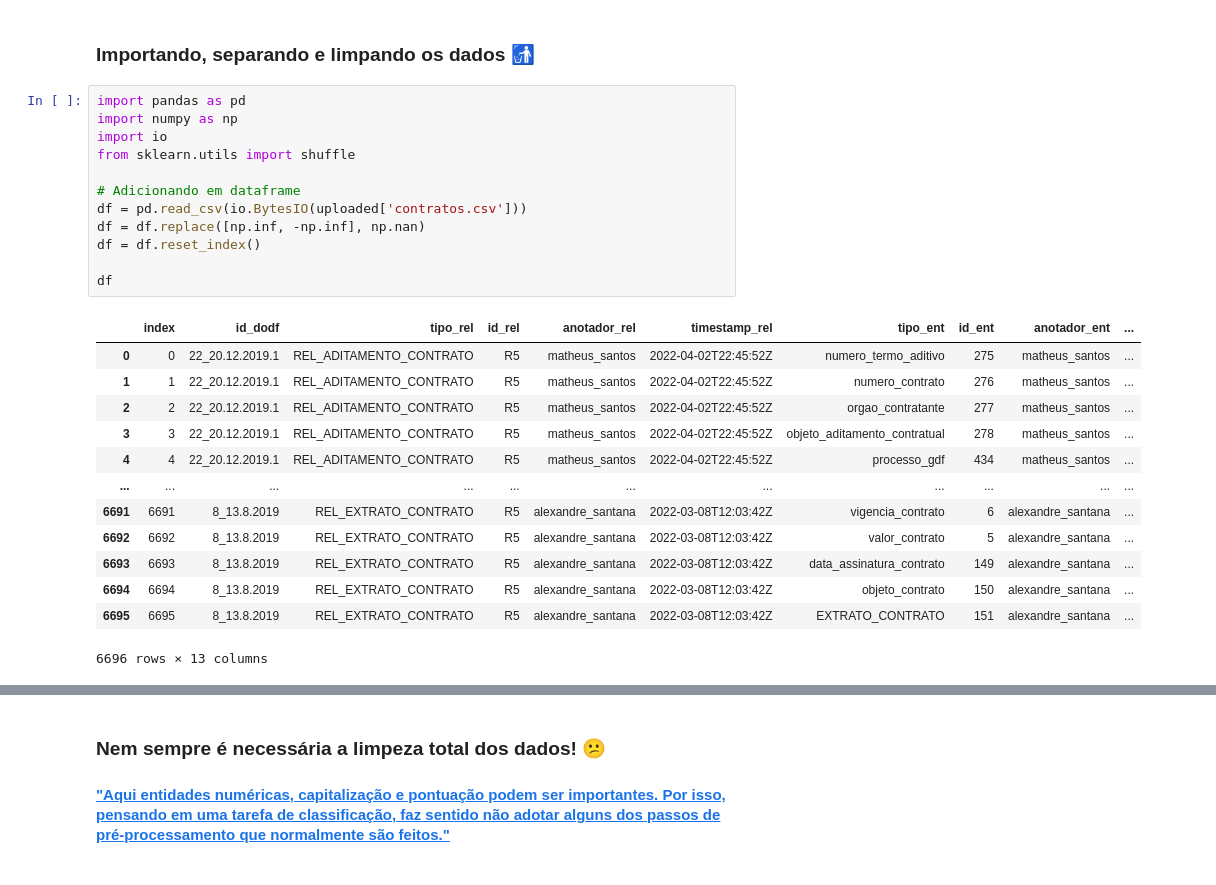
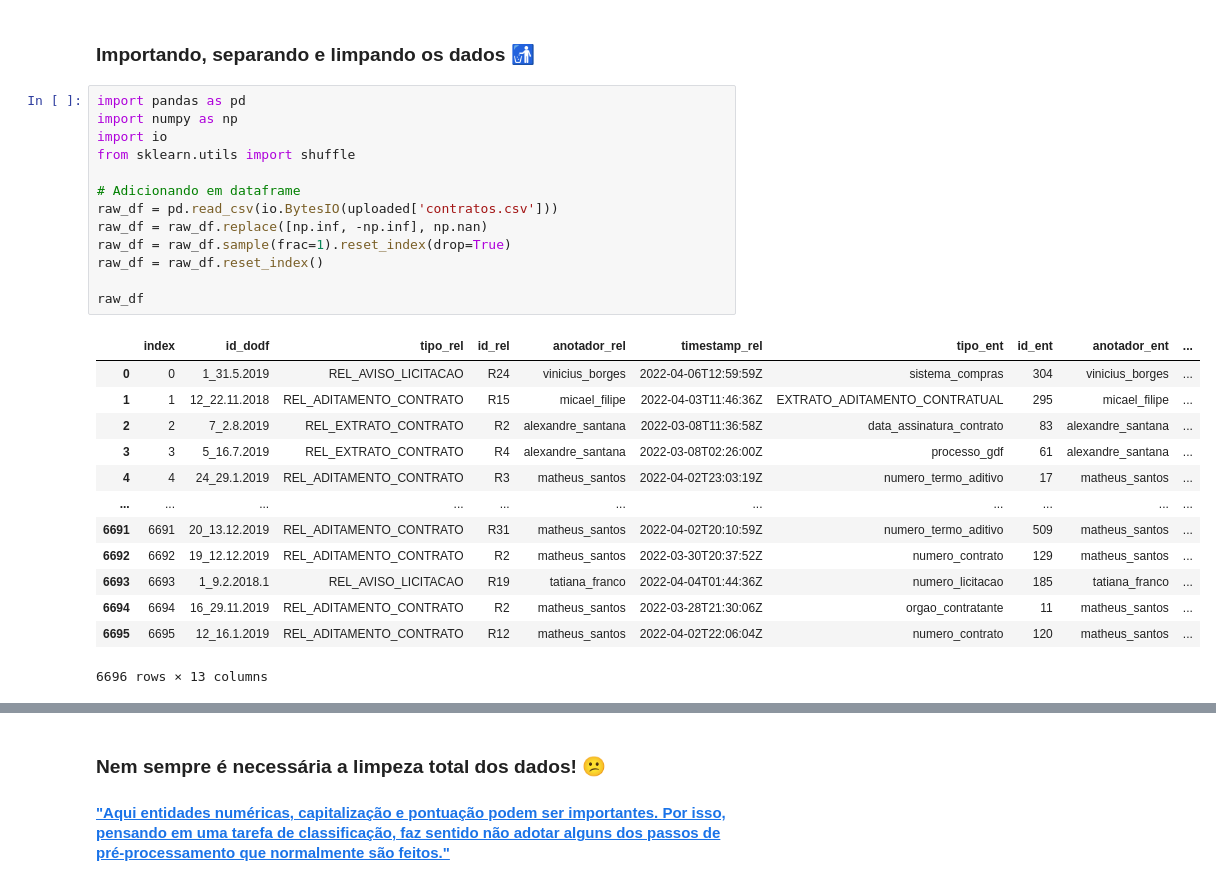
Before and after one commit to gui1080/IA_CIC0087_Reconhecimento_de_Entidades_Nomeadas, a Jupyter notebook: Codigo/Classificação de entidades específicas/2TrabalhoFinal_CIC0087.ipynb, the cells around one changed output, grey strips where cells are left out. Drawn from its saved outputs; the diff is of its cells as text.

```diff
--- a/Codigo/Classificação de entidades específicas/2TrabalhoFinal_CIC0087.ipynb
+++ b/Codigo/Classificação de entidades específicas/2TrabalhoFinal_CIC0087.ipynb
@@ -23,26 +25,27 @@ Saving contratos.csv to contratos.csv
 # %%
 import pandas as pd
 import numpy as np
 import io
 from sklearn.utils import shuffle
 
 # Adicionando em dataframe
-df = pd.read_csv(io.BytesIO(uploaded['contratos.csv']))
-df = df.replace([np.inf, -np.inf], np.nan)
-df = df.reset_index()
+raw_df = pd.read_csv(io.BytesIO(uploaded['contratos.csv']))
+raw_df = raw_df.replace([np.inf, -np.inf], np.nan)
+raw_df = raw_df.sample(frac=1).reset_index(drop=True)
+raw_df = raw_df.reset_index()
 
-df
+raw_df
 # %% [output]
 |  | index | id_dodf | tipo_rel | id_rel | anotador_rel | timestamp_rel | tipo_ent | id_ent | anotador_ent | ... |
-| 0 | 0 | 22_20.12.2019.1 | REL_ADITAMENTO_CONTRATO | R5 | matheus_santos | 2022-04-02T22:45:52Z | numero_termo_aditivo | 275 | matheus_santos | ... |
-| 1 | 1 | 22_20.12.2019.1 | REL_ADITAMENTO_CONTRATO | R5 | matheus_santos | 2022-04-02T22:45:52Z | numero_contrato | 276 | matheus_santos | ... |
-| 2 | 2 | 22_20.12.2019.1 | REL_ADITAMENTO_CONTRATO | R5 | matheus_santos | 2022-04-02T22:45:52Z | orgao_contratante | 277 | matheus_santos | ... |
-| 3 | 3 | 22_20.12.2019.1 | REL_ADITAMENTO_CONTRATO | R5 | matheus_santos | 2022-04-02T22:45:52Z | objeto_aditamento_contratual | 278 | matheus_santos | ... |
-| 4 | 4 | 22_20.12.2019.1 | REL_ADITAMENTO_CONTRATO | R5 | matheus_santos | 2022-04-02T22:45:52Z | processo_gdf | 434 | matheus_santos | ... |
+| 0 | 0 | 1_31.5.2019 | REL_AVISO_LICITACAO | R24 | vinicius_borges | 2022-04-06T12:59:59Z | sistema_compras | 304 | vinicius_borges | ... |
+| 1 | 1 | 12_22.11.2018 | REL_ADITAMENTO_CONTRATO | R15 | micael_filipe | 2022-04-03T11:46:36Z | EXTRATO_ADITAMENTO_CONTRATUAL | 295 | micael_filipe | ... |
+| 2 | 2 | 7_2.8.2019 | REL_EXTRATO_CONTRATO | R2 | alexandre_santana | 2022-03-08T11:36:58Z | data_assinatura_contrato | 83 | alexandre_santana | ... |
+| 3 | 3 | 5_16.7.2019 | REL_EXTRATO_CONTRATO | R4 | alexandre_santana | 2022-03-08T02:26:00Z | processo_gdf | 61 | alexandre_santana | ... |
+| 4 | 4 | 24_29.1.2019 | REL_ADITAMENTO_CONTRATO | R3 | matheus_santos | 2022-04-02T23:03:19Z | numero_termo_aditivo | 17 | matheus_santos | ... |
 | ... | ... | ... | ... | ... | ... | ... | ... | ... | ... | ... |
-| 6691 | 6691 | 8_13.8.2019 | REL_EXTRATO_CONTRATO | R5 | alexandre_santana | 2022-03-08T12:03:42Z | vigencia_contrato | 6 | alexandre_santana | ... |
-| 6692 | 6692 | 8_13.8.2019 | REL_EXTRATO_CONTRATO | R5 | alexandre_santana | 2022-03-08T12:03:42Z | valor_contrato | 5 | alexandre_santana | ... |
-| 6693 | 6693 | 8_13.8.2019 | REL_EXTRATO_CONTRATO | R5 | alexandre_santana | 2022-03-08T12:03:42Z | data_assinatura_contrato | 149 | alexandre_santana | ... |
-| 6694 | 6694 | 8_13.8.2019 | REL_EXTRATO_CONTRATO | R5 | alexandre_santana | 2022-03-08T12:03:42Z | objeto_contrato | 150 | alexandre_santana | ... |
-| 6695 | 6695 | 8_13.8.2019 | REL_EXTRATO_CONTRATO | R5 | alexandre_santana | 2022-03-08T12:03:42Z | EXTRATO_CONTRATO | 151 | alexandre_santana | ... |
+| 6691 | 6691 | 20_13.12.2019 | REL_ADITAMENTO_CONTRATO | R31 | matheus_santos | 2022-04-02T20:10:59Z | numero_termo_aditivo | 509 | matheus_santos | ... |
+| 6692 | 6692 | 19_12.12.2019 | REL_ADITAMENTO_CONTRATO | R2 | matheus_santos | 2022-03-30T20:37:52Z | numero_contrato | 129 | matheus_santos | ... |
+| 6693 | 6693 | 1_9.2.2018.1 | REL_AVISO_LICITACAO | R19 | tatiana_franco | 2022-04-04T01:44:36Z | numero_licitacao | 185 | tatiana_franco | ... |
+| 6694 | 6694 | 16_29.11.2019 | REL_ADITAMENTO_CONTRATO | R2 | matheus_santos | 2022-03-28T21:30:06Z | orgao_contratante | 11 | matheus_santos | ... |
+| 6695 | 6695 | 12_16.1.2019 | REL_ADITAMENTO_CONTRATO | R12 | matheus_santos | 2022-04-02T22:06:04Z | numero_contrato | 120 | matheus_santos | ... |
 6696 rows × 13 columns
```
Also changed, not shown: parts of 30 cells of this notebook.
